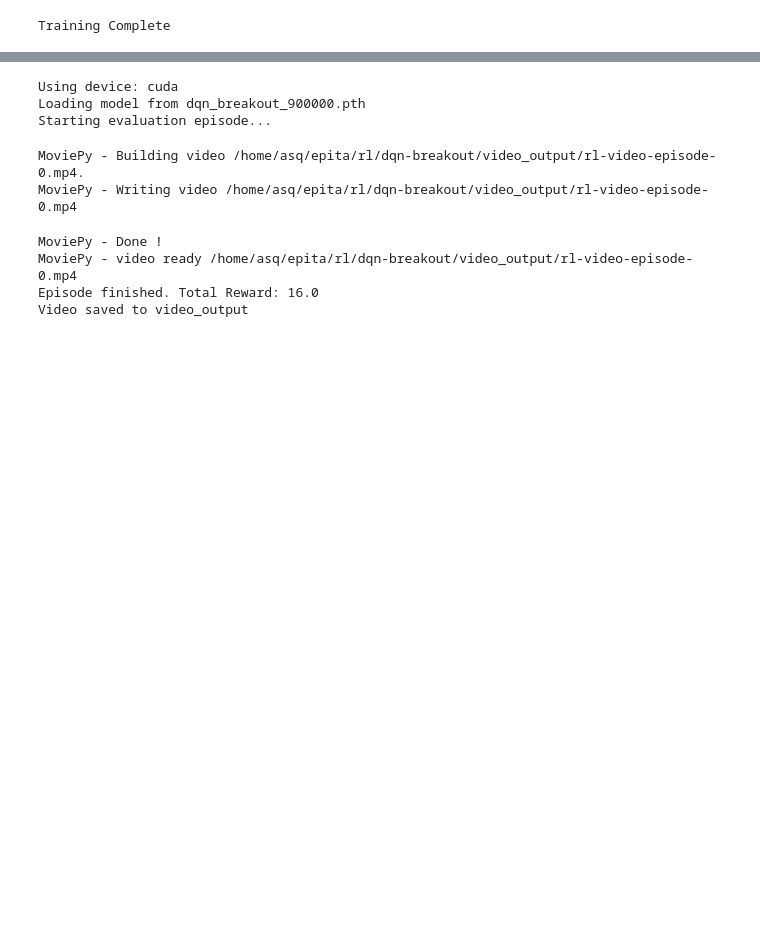
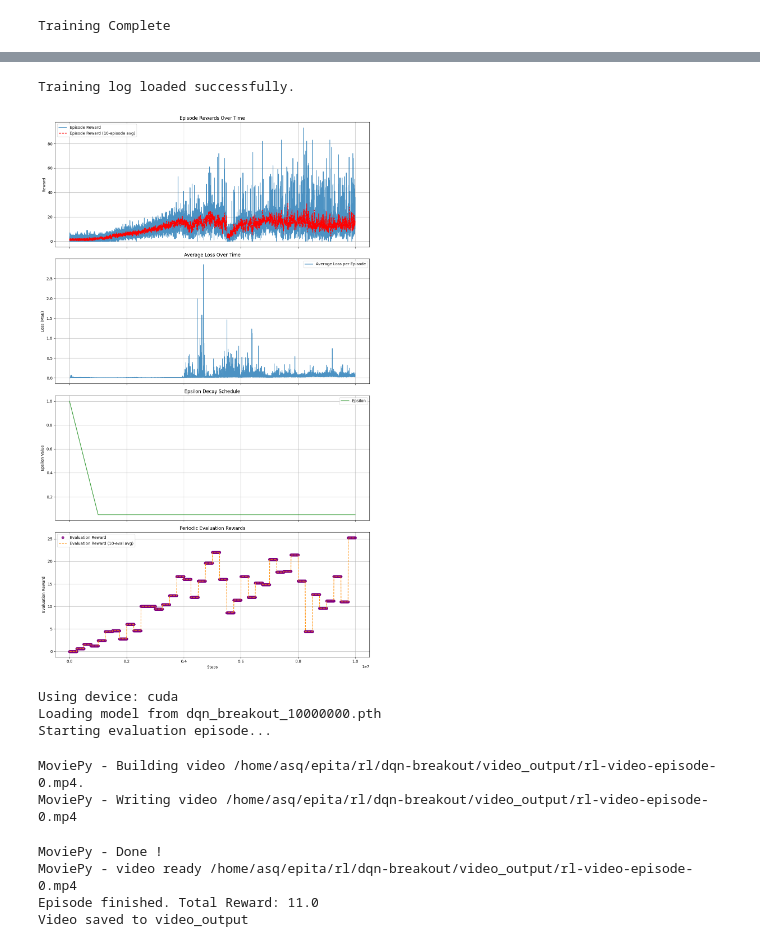
Before and after one commit to al-kot/dqn-breakout, a Jupyter notebook: dqn_breakout.ipynb, the cells around one changed output, grey strips where cells are left out. Cells and saved outputs as stored; diff of their text form; code cells hidden in the pictures; blank space fills up the shorter version.

```diff
--- a/dqn_breakout.ipynb
+++ b/dqn_breakout.ipynb
@@ -328,3 +344,72 @@ plt.show()
+# %%
+import pandas as pd
+import matplotlib.pyplot as plt
+import numpy as np
+
+# Load the training log
+try:
+    df = pd.read_csv('dqn_training_log.csv')
+    print("Training log loaded successfully.")
+except FileNotFoundError:
+    print("Error: dqn_training_log.csv not found. Please ensure training was run.")
+    df = None
+
+if df is not None:
+    # Set up the plots
+    fig, axes = plt.subplots(4, 1, figsize=(12, 20), sharex=True)
+
+    # Plot Episode Rewards
+    axes[0].plot(df['step'], df['episode_reward'], label='Episode Reward', alpha=0.8)
+    # Add a moving average for smoother visualization
+    if len(df['episode_reward']) > 10:
+        rolling_mean = df['episode_reward'].rolling(window=10, min_periods=1).mean()
+        axes[0].plot(df['step'], rolling_mean, label='Episode Reward (10-episode avg)', color='red', linestyle='--')
+    axes[0].set_ylabel('Reward')
+    axes[0].set_title('Episode Rewards Over Time')
+    axes[0].legend()
+    axes[0].grid(True)
+
+    # Plot Average Loss
+    axes[1].plot(df['step'], df['avg_loss'], label='Average Loss per Episode', alpha=0.8)
+    axes[1].set_ylabel('Loss (MSE)')
+    axes[1].set_title('Average Loss Over Time')
+    axes[1].legend()
+    axes[1].grid(True)
+
+    # Plot Epsilon Decay
+    axes[2].plot(df['step'], df['epsilon'], label='Epsilon', color='green', alpha=0.8)
+    axes[2].set_ylabel('Epsilon Value')
+    axes[2].set_title('Epsilon Decay Schedule')
+    axes[2].legend()
+    axes[2].grid(True)
+
+    # Plot Evaluation Rewards
+    # Only plot if there's actual evaluation data
+    if 'eval_reward' in df.columns and df['eval_reward'].count() > 0:
+        # Filter out NaN values from eval_reward for plotting, as it's periodic
+        eval_data_to_plot = df.dropna(subset=['eval_reward'])
+        if not eval_data_to_plot.empty:
+            axes[3].plot(eval_data_to_plot['step'], eval_data_to_plot['eval_reward'], label='Evaluation Reward', color='purple', alpha=0.8, marker='o', linestyle='None') # Use markers for sparse data
+            if len(eval_data_to_plot['eval_reward']) > 1: # Moving average for eval should be done on the eval data, not full df
+                eval_rolling_mean = eval_data_to_plot['eval_reward'].rolling(window=min(10, len(eval_data_to_plot['eval_reward'])), min_periods=1).mean()
+                axes[3].plot(eval_data_to_plot['step'], eval_rolling_mean, label='Evaluation Reward (10-eval avg)', color='darkorange', linestyle='--')
+        else:
+            axes[3].text(0.5, 0.5, 'No Evaluation Rewards Recorded', horizontalalignment='center', verticalalignment='center', transform=axes[3].transAxes)
+    else:
+        axes[3].text(0.5, 0.5, 'No Evaluation Rewards Column or Data', horizontalalignment='center', verticalalignment='center', transform=axes[3].transAxes)
+    axes[3].set_xlabel('Steps')
+    axes[3].set_ylabel('Evaluation Reward')
+    axes[3].set_title('Periodic Evaluation Rewards')
+    axes[3].legend()
+    axes[3].grid(True)
+
+    plt.tight_layout()
+    plt.show()
+else:
+    print("Cannot generate plots: DataFrame is empty.")
+# %% [output]
+Training log loaded successfully.
+[figure, added]
 # %%
 import glob
 from gymnasium.wrappers import RecordVideo
@@ -357,7 +442,7 @@ def make_env_for_video(video_folder):
 print(f"Using device: {device}")
 
 # Find the latest checkpoint
-checkpoints = glob.glob("dqn_breakout_900000.pth")
+checkpoints = glob.glob("dqn_breakout_*.pth")
 if not checkpoints:
     print("No checkpoints found!")
 
@@ -376,7 +461,7 @@ print(f"Loading model from {latest_checkpoint}")
 # Initialize environment
 video_output_dir = "video_output"
 env = make_env_for_video(video_output_dir)
-env.metadata['render_fps'] = 320
+env.metadata['render_fps'] = 500
 
 n_actions = env.action_space.n
 
@@ -412,13 +497,13 @@ print(f"Episode finished. Total Reward: {total_reward}")
 print(f"Video saved to {video_output_dir}")
 # %% [output]
 Using device: cuda
-Loading model from dqn_breakout_900000.pth
+Loading model from dqn_breakout_10000000.pth
 Starting evaluation episode...
 MoviePy - Building video /home/asq/epita/rl/dqn-breakout/video_output/rl-video-episode-0.mp4.
 MoviePy - Writing video /home/asq/epita/rl/dqn-breakout/video_output/rl-video-episode-0.mp4
 MoviePy - Done !
 MoviePy - video ready /home/asq/epita/rl/dqn-breakout/video_output/rl-video-episode-0.mp4
-Episode finished. Total Reward: 16.0
+Episode finished. Total Reward: 11.0
 Video saved to video_output
 # %%
 from IPython.display import Video
```
Also changed, not shown: parts of 5 cells of this notebook, 3 other files.
